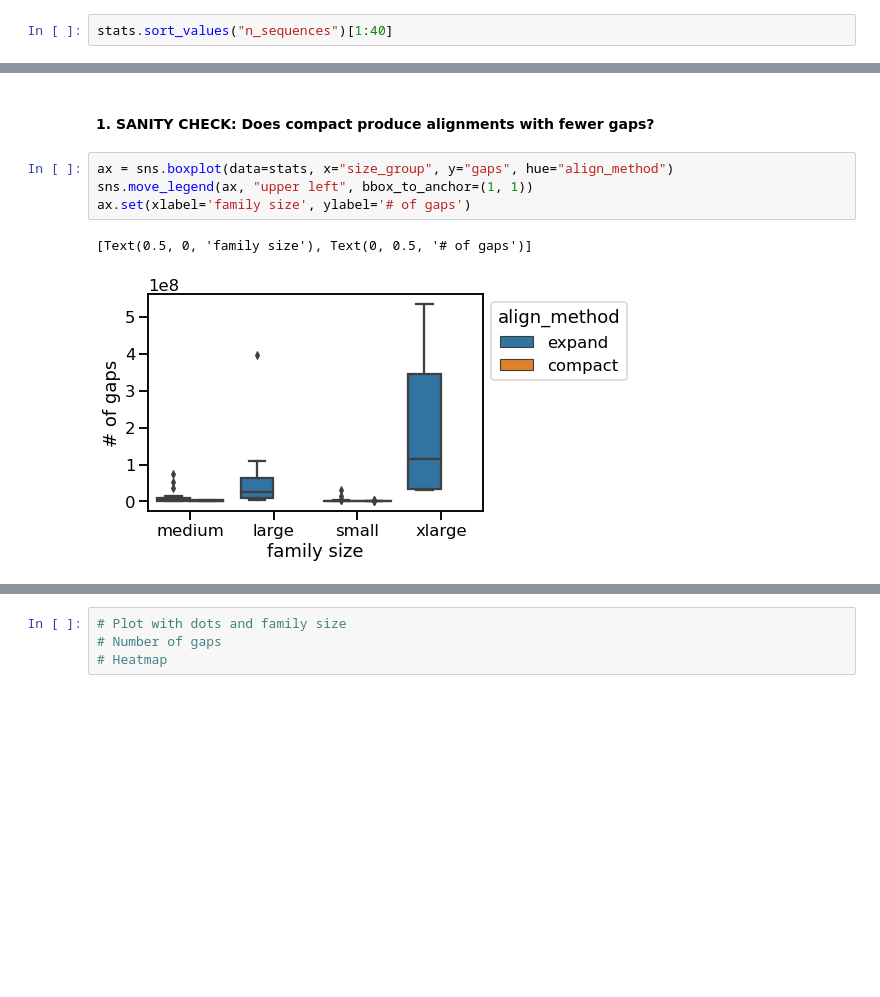
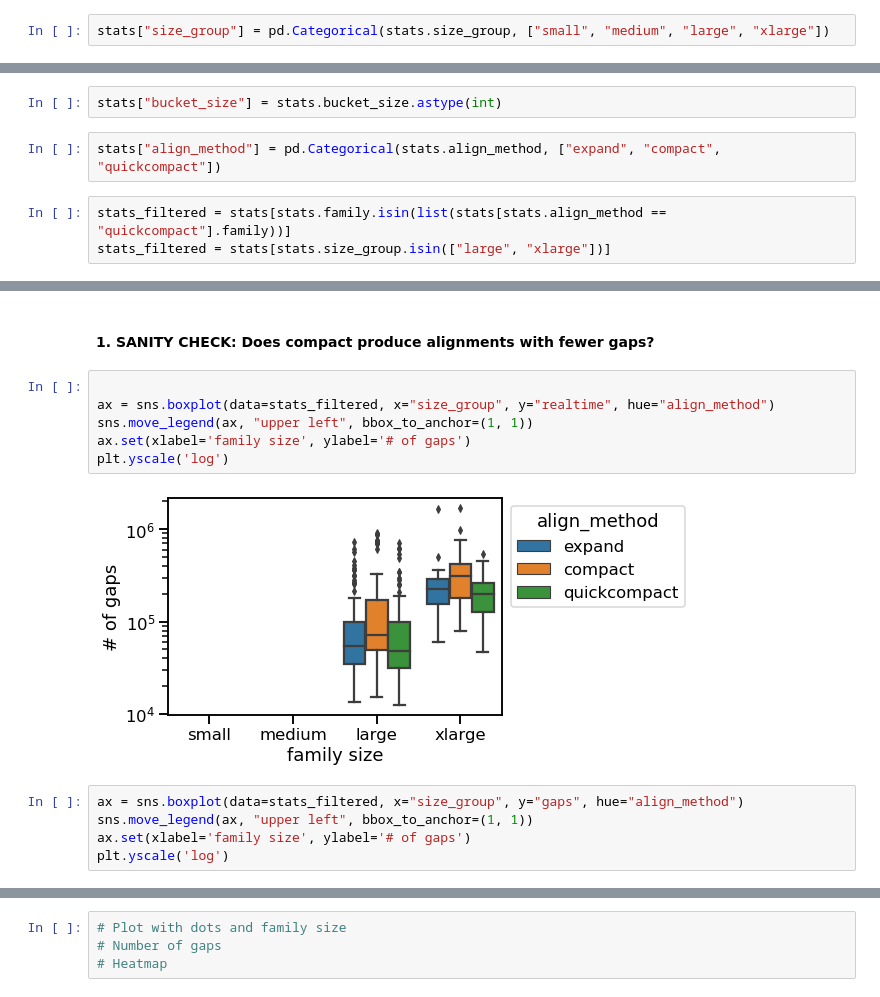
Before and after one commit to luisas/nf_structural_regression, a Jupyter notebook: notebook/01_compact/01_homoplasy_mergeing_bechmark .ipynb, the cells around one changed output, grey strips where cells are left out. Drawn from its saved outputs; the diff is of its cells as text; blank space fills up the shorter version.

```diff
--- a/notebook/01_compact/01_homoplasy_mergeing_bechmark .ipynb
+++ b/notebook/01_compact/01_homoplasy_mergeing_bechmark .ipynb
@@ -81,2 +72,2 @@ Name: align_method, dtype: int64
 # %%
-stats.sort_values("n_sequences")[1:40]
+stats["size_group"] = pd.Categorical(stats.size_group, ["small", "medium", "large", "xlarge"])
@@ -101,11 +74,24 @@ stats.sort_values("n_sequences")[1:40]
+# %%
+stats["bucket_size"] = stats.bucket_size.astype(int)
+# %%
+stats["align_method"] = pd.Categorical(stats.align_method, ["expand", "compact", "quickcompact"])
+# %%
+stats_filtered = stats[stats.family.isin(list(stats[stats.align_method == "quickcompact"].family))]
+stats_filtered = stats[stats.size_group.isin(["large", "xlarge"])]
 # %% [markdown]
 ### 2. ANALYSIS
 # %% [markdown]
 #### 1. SANITY CHECK: Does compact produce alignments with fewer gaps?
 # %%
-ax = sns.boxplot(data=stats, x="size_group", y="gaps", hue="align_method")
+
+ax = sns.boxplot(data=stats_filtered, x="size_group", y="realtime", hue="align_method")
 sns.move_legend(ax, "upper left", bbox_to_anchor=(1, 1))
 ax.set(xlabel='family size', ylabel='# of gaps')
+plt.yscale('log')
 # %% [output]
-[Text(0.5, 0, 'family size'), Text(0, 0.5, '# of gaps')]
-[figure, old version]
+[figure, new version]
+# %%
+ax = sns.boxplot(data=stats_filtered, x="size_group", y="gaps", hue="align_method")
+sns.move_legend(ax, "upper left", bbox_to_anchor=(1, 1))
+ax.set(xlabel='family size', ylabel='# of gaps')
+plt.yscale('log')
```
Also changed, not shown: parts of 10 cells of this notebook, 42 other files.
